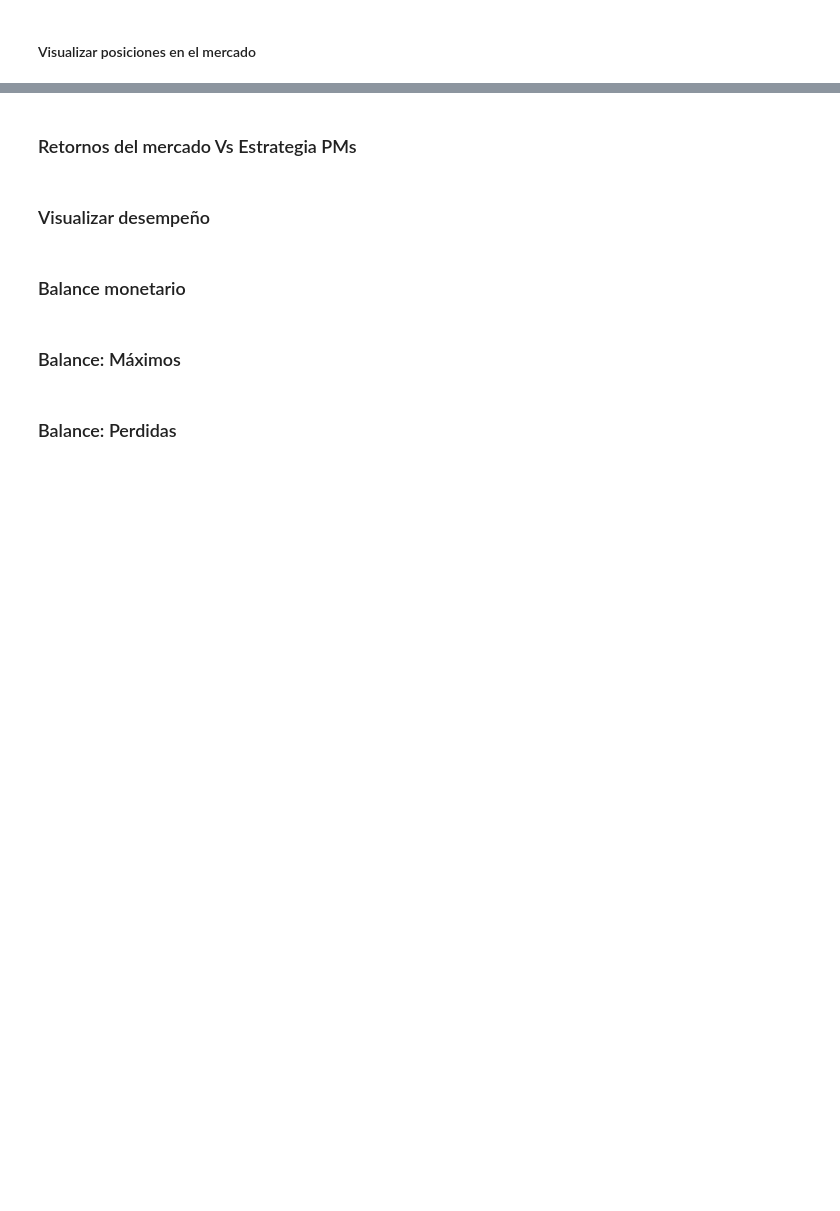
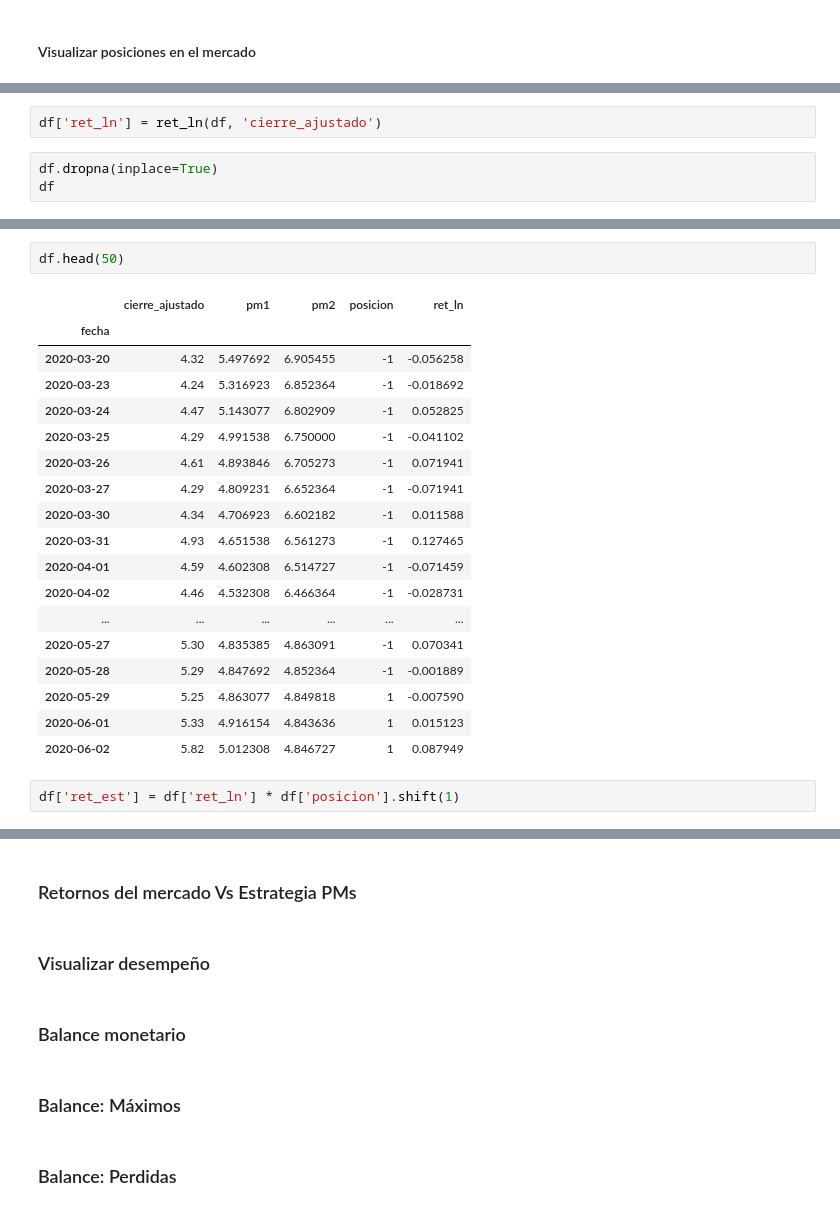
Before and after one commit to carlosdeoncedos/CienciaDatosFinanzas2023_05, a Jupyter notebook: Sesion7_20230529.ipynb, the cells around one changed output, grey strips where cells are left out. Saved outputs shown, nothing was run; the diff lists cells and outputs as text; blank space fills up the shorter version.

```diff
--- a/Sesion7_20230529.ipynb
+++ b/Sesion7_20230529.ipynb
@@ -550,0 +645,5 @@ https://numpy.org/doc/stable/reference/generated/numpy.where.html
+# %%
+df['ret_ln'] = ret_ln(df, 'cierre_ajustado')
+# %%
+df.dropna(inplace=True)
+df
@@ -550,0 +665,23 @@ https://numpy.org/doc/stable/reference/generated/numpy.where.html
+# %%
+df.head(50)
+# %% [output]
+|  | cierre_ajustado | pm1 | pm2 | posicion | ret_ln |
+| fecha |  |  |  |  |  |
+| 2020-03-20 | 4.32 | 5.497692 | 6.905455 | -1 | -0.056258 |
+| 2020-03-23 | 4.24 | 5.316923 | 6.852364 | -1 | -0.018692 |
+| 2020-03-24 | 4.47 | 5.143077 | 6.802909 | -1 | 0.052825 |
+| 2020-03-25 | 4.29 | 4.991538 | 6.750000 | -1 | -0.041102 |
+| 2020-03-26 | 4.61 | 4.893846 | 6.705273 | -1 | 0.071941 |
+| 2020-03-27 | 4.29 | 4.809231 | 6.652364 | -1 | -0.071941 |
+| 2020-03-30 | 4.34 | 4.706923 | 6.602182 | -1 | 0.011588 |
+| 2020-03-31 | 4.93 | 4.651538 | 6.561273 | -1 | 0.127465 |
+| 2020-04-01 | 4.59 | 4.602308 | 6.514727 | -1 | -0.071459 |
+| 2020-04-02 | 4.46 | 4.532308 | 6.466364 | -1 | -0.028731 |
+| ... | ... | ... | ... | ... | ... |
+| 2020-05-27 | 5.30 | 4.835385 | 4.863091 | -1 | 0.070341 |
+| 2020-05-28 | 5.29 | 4.847692 | 4.852364 | -1 | -0.001889 |
+| 2020-05-29 | 5.25 | 4.863077 | 4.849818 | 1 | -0.007590 |
+| 2020-06-01 | 5.33 | 4.916154 | 4.843636 | 1 | 0.015123 |
+| 2020-06-02 | 5.82 | 5.012308 | 4.846727 | 1 | 0.087949 |
+# %%
+df['ret_est'] = df['ret_ln'] * df['posicion'].shift(1)
```
Also changed, not shown: parts of 16 cells of this notebook.
